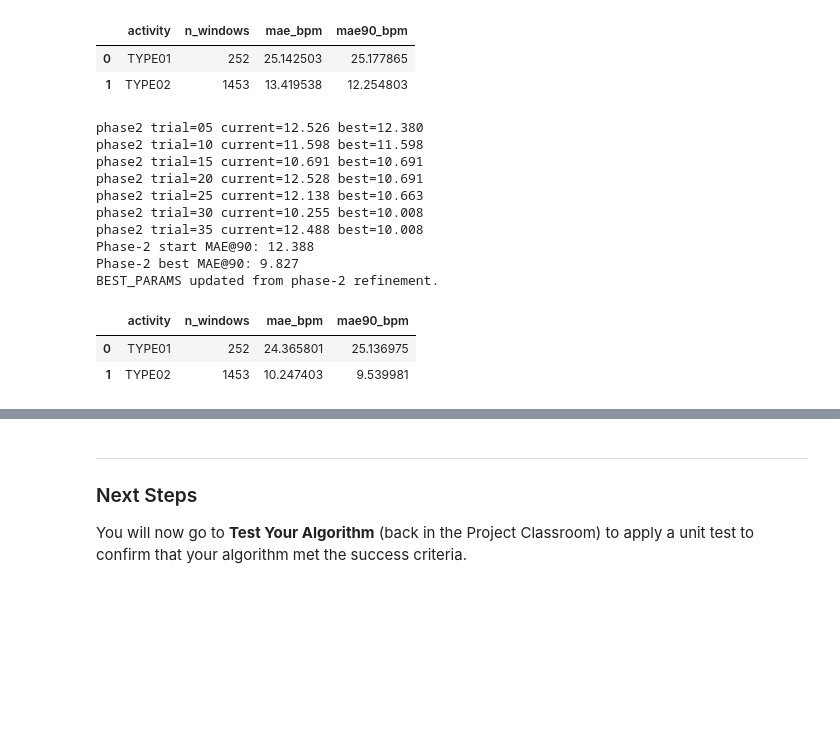
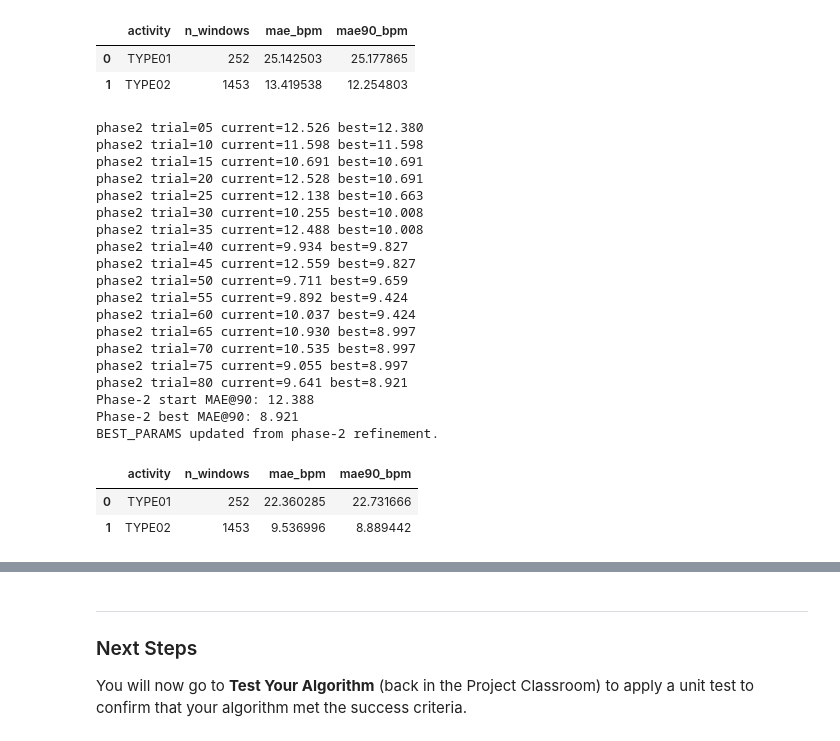
Before and after one commit to polarbeargo/AIHCND-c4-wearable-data-project-starter, a Jupyter notebook: part_1/pulse_rate_starter.ipynb, the cells around one changed output, grey strips where cells are left out. Drawn from its saved outputs; the diff is of its cells as text; code cells hidden in the pictures; blank space fills up the shorter version.

```diff
--- a/part_1/pulse_rate_starter.ipynb
+++ b/part_1/pulse_rate_starter.ipynb
@@ -224,28 +224,28 @@ def _estimate_window_bpm(ppg_win, acc_mag_win, fs, params, prev_bpm=None):
 BEST_PARAMS = {
     "window_sec": 11,
     "step_sec": 2,
-    "low_cut_hz": 1.586041302634694,
-    "high_cut_hz": 2.972184025047394,
+    "low_cut_hz": 1.580683458323694,
+    "high_cut_hz": 2.9696085981001024,
     "fft_pad": 4,
-    "motion_gate": 3.173272112582239,
-    "motion_width_bpm": 7.305990056864912,
-    "motion_suppress": 0.98,
-    "motion_penalty_alpha": 0.39433509220255336,
+    "motion_gate": 2.9783493496512348,
+    "motion_width_bpm": 3.694605181171062,
+    "motion_suppress": 0.966689960733677,
+    "motion_penalty_alpha": 0.504815088626599,
     "peak_prominence": 0.28051598726525134,
-    "min_quality": 0.017027654927021373,
+    "min_quality": 0.021063679698692786,
     "confidence_gamma": 2.7291486627490706,
     "hr_low_bpm": 40.0,
     "hr_high_bpm": 240.0,
-    "continuity_sigma_bpm": 19.980910699347067,
-    "continuity_weight": 1.0182978661877642,
-    "continuity_blend_low_conf": 0.719121240160519,
-    "continuity_blend_high_conf": 0.006961967643084974,
-    "adaptive_low_conf": 0.019188485830233238,
-    "adaptive_high_conf": 0.6906112946486612,
-    "motion_conflict_bpm": 4.573696383094346,
-    "harmonic_tolerance_bpm": 9.468379907282657,
-    "harmonic_bonus": 0.298210566322596,
-    "confidence_local_width_bpm": 3.9089189219974636,
+    "continuity_sigma_bpm": 30.0,
+    "continuity_weight": 1.8527234957881726,
+    "continuity_blend_low_conf": 0.5731961849061844,
+    "continuity_blend_high_conf": 0.010817135994172104,
+    "adaptive_low_conf": 0.01347991662935048,
+    "adaptive_high_conf": 0.4829566413376676,
+    "motion_conflict_bpm": 1.5481672022421715,
+    "harmonic_tolerance_bpm": 12.0,
+    "harmonic_bonus": 0.5975361116556607,
+    "confidence_local_width_bpm": 4.3931497606667955,
 }
 
 
@@ -557,9 +557,6 @@ for t in range(1, n_trials + 1):
     if t % 5 == 0:
         print(f"trial={t:02d} current={score:.3f} best={best_local_score:.3f}")
 
-    if best_local_score < 10.0:
-        break
-
 print(f"Baseline MAE@90: {baseline_score:.3f}")
 print(f"Best local MAE@90: {best_local_score:.3f}")
 
@@ -617,46 +614,52 @@ start_score = evaluate_params(BEST_PARAMS)
 best_score_phase2 = start_score
 best_params_phase2 = dict(BEST_PARAMS)
 
-n_trials_phase2 = 40
+n_trials_phase2 = 80
 for t in range(1, n_trials_phase2 + 1):
     cand = sample_params_refine(best_params_phase2, rng2)
     score = evaluate_params(cand)
 
     if score < best_score_phase2:
         best_score_phase2 = score
         best_params_phase2 = cand
 
     if t % 5 == 0:
         print(f"phase2 trial={t:02d} current={score:.3f} best={best_score_phase2:.3f}")
-
-    if best_score_phase2 < 10.0:
-        break
 
 print(f"Phase-2 start MAE@90: {start_score:.3f}")
 print(f"Phase-2 best MAE@90: {best_score_phase2:.3f}")
 
 if best_score_phase2 < start_score:
     BEST_PARAMS = best_params_phase2
     print("BEST_PARAMS updated from phase-2 refinement.")
 else:
     print("Phase-2 found no further improvement.")
 
 activity_results = evaluate_by_activity(params=BEST_PARAMS)
 activity_results
 # %% [output]
 phase2 trial=05 current=12.526 best=12.380
 phase2 trial=10 current=11.598 best=11.598
 phase2 trial=15 current=10.691 best=10.691
 phase2 trial=20 current=12.528 best=10.691
 phase2 trial=25 current=12.138 best=10.663
 phase2 trial=30 current=10.255 best=10.008
 phase2 trial=35 current=12.488 best=10.008
+phase2 trial=40 current=9.934 best=9.827
+phase2 trial=45 current=12.559 best=9.827
+phase2 trial=50 current=9.711 best=9.659
+phase2 trial=55 current=9.892 best=9.424
+phase2 trial=60 current=10.037 best=9.424
+phase2 trial=65 current=10.930 best=8.997
+phase2 trial=70 current=10.535 best=8.997
+phase2 trial=75 current=9.055 best=8.997
+phase2 trial=80 current=9.641 best=8.921
 Phase-2 start MAE@90: 12.388
-Phase-2 best MAE@90: 9.827
+Phase-2 best MAE@90: 8.921
 BEST_PARAMS updated from phase-2 refinement.
 |  | activity | n_windows | mae_bpm | mae90_bpm |
-| 0 | TYPE01 | 252 | 24.365801 | 25.136975 |
-| 1 | TYPE02 | 1453 | 10.247403 | 9.539981 |
+| 0 | TYPE01 | 252 | 22.360285 | 22.731666 |
+| 1 | TYPE02 | 1453 | 9.536996 | 8.889442 |
 # %%
 # Aggressive search pass to test whether sub-2 BPM is reachable without leakage.
 import pprint
```
Also changed, not shown: parts of 5 cells of this notebook, 3 other files.
